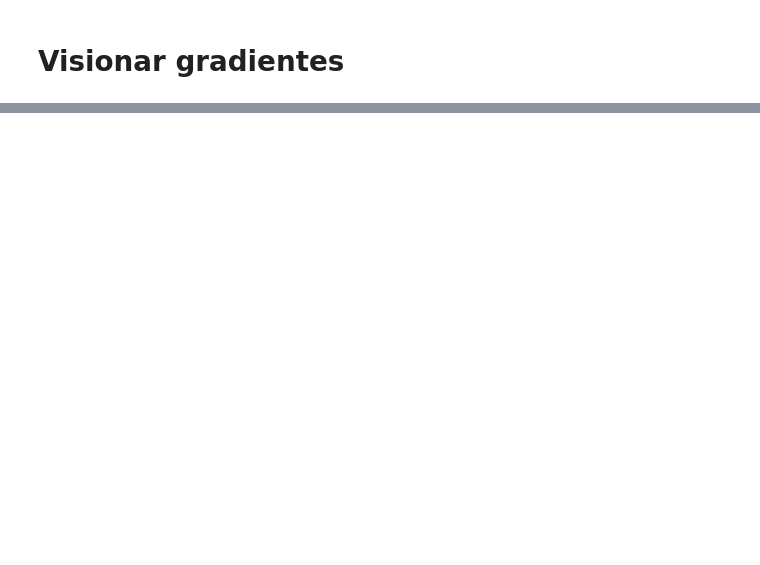
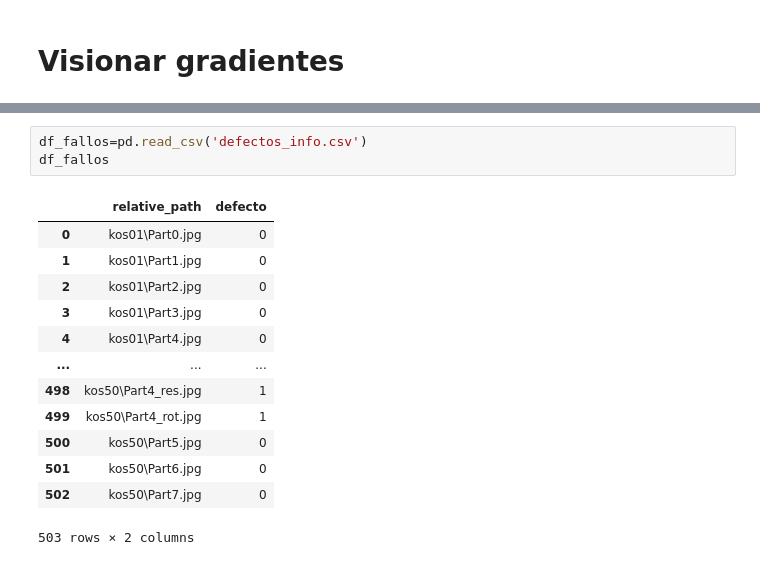
Before and after one commit to adriani94bil/Mantenimiento_Predictivo_PBL_grupo02, a Jupyter notebook: src/gradient_visualization.ipynb, the cells around one changed output, grey strips where cells are left out. Cells and saved outputs as stored; diff of their text form; blank space fills up the shorter version.

```diff
--- a/src/gradient_visualization.ipynb
+++ b/src/gradient_visualization.ipynb
@@ -158,0 +83,17 @@ inference_visualizer.infer_and_visualize(ts_dl, num_images = 20, rows = 4)
+# %%
+df_fallos=pd.read_csv('defectos_info.csv')
+df_fallos
+# %% [output]
+|  | relative_path | defecto |
+| 0 | kos01\Part0.jpg | 0 |
+| 1 | kos01\Part1.jpg | 0 |
+| 2 | kos01\Part2.jpg | 0 |
+| 3 | kos01\Part3.jpg | 0 |
+| 4 | kos01\Part4.jpg | 0 |
+| ... | ... | ... |
+| 498 | kos50\Part4_res.jpg | 1 |
+| 499 | kos50\Part4_rot.jpg | 1 |
+| 500 | kos50\Part5.jpg | 0 |
+| 501 | kos50\Part6.jpg | 0 |
+| 502 | kos50\Part7.jpg | 0 |
+503 rows × 2 columns
```
Also changed, not shown: parts of 8 cells of this notebook, 3 other files.
